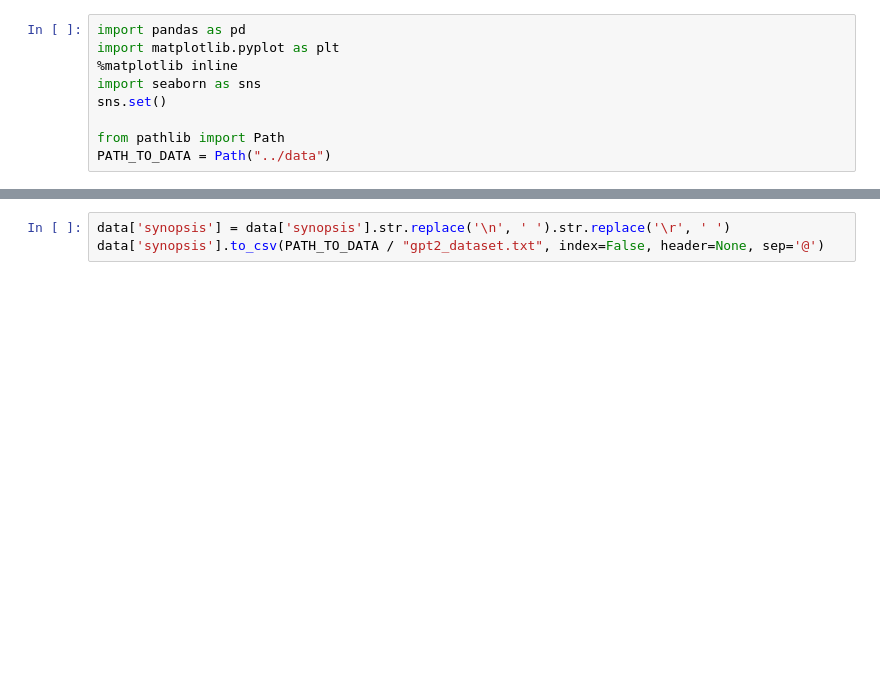
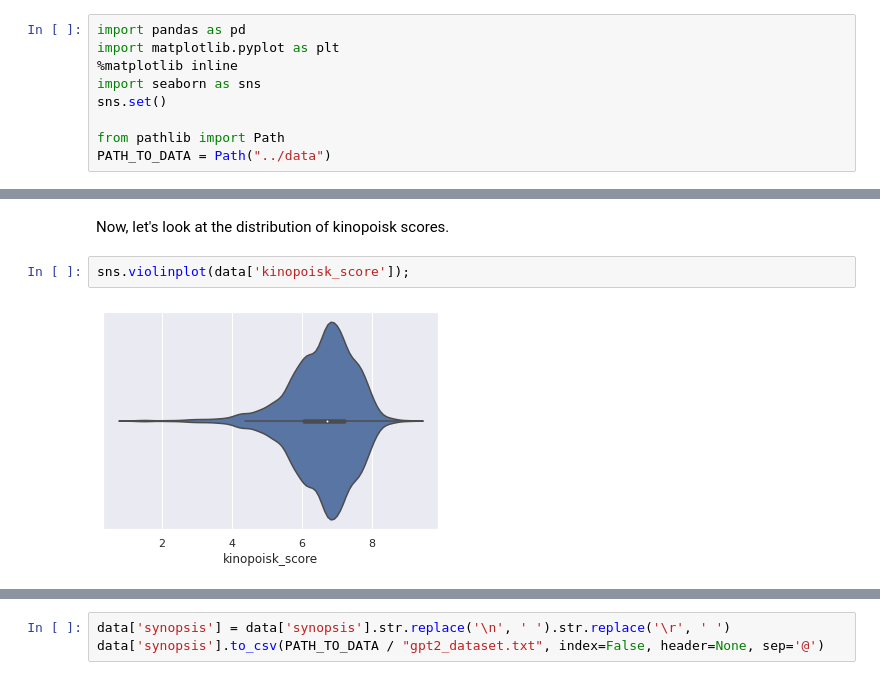
Before and after one commit to Aroksak/MasterPiecer, a Jupyter notebook: notebooks/EDA.ipynb, the cells around one changed output, grey strips where cells are left out. Cells and saved outputs as stored; diff of their text form; blank space fills up the shorter version.

```diff
--- a/notebooks/EDA.ipynb
+++ b/notebooks/EDA.ipynb
@@ -30,0 +75,6 @@ data['synopsis'].str.len().min()
+# %% [markdown]
+Now, let's look at the distribution of kinopoisk scores.
+# %%
+sns.violinplot(data['kinopoisk_score']);
+# %% [output]
+[figure, added]
```
Also changed, not shown: parts of 14 cells of this notebook.
